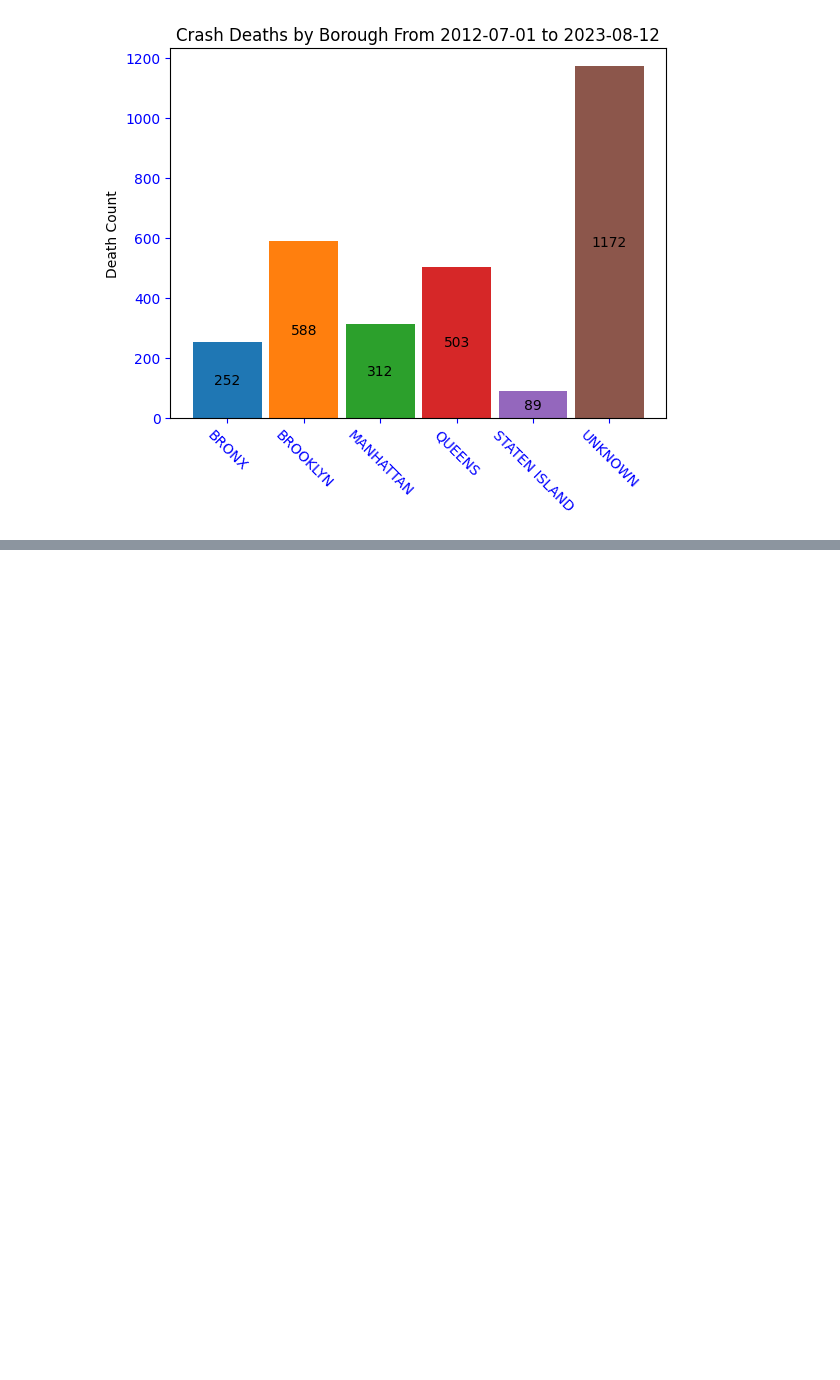
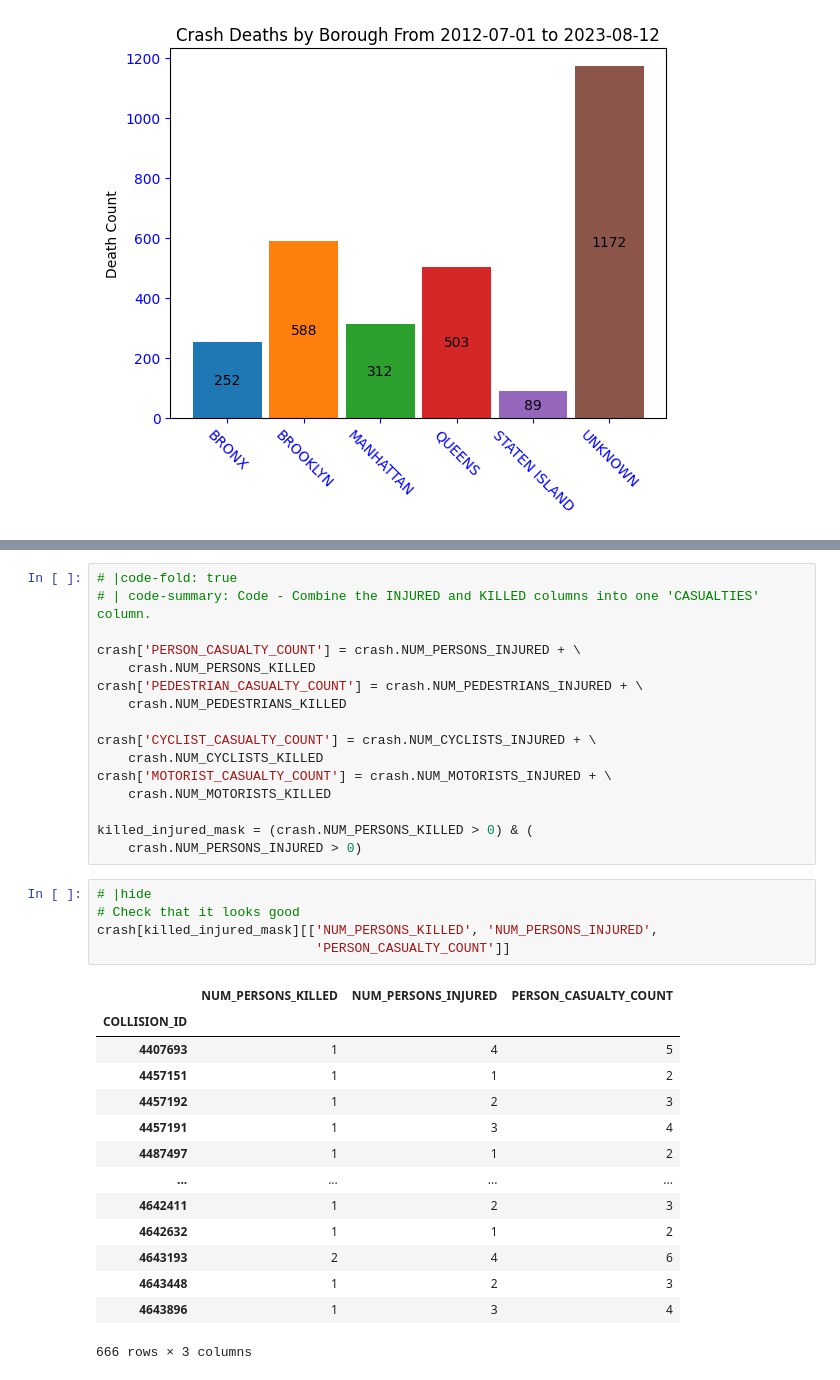
Before and after one commit to aibistin/crash_stats, a Jupyter notebook: nbs/00_crash_time_period_stats.ipynb, the cells around one changed output, grey strips where cells are left out. Drawn from its saved outputs; the diff is of its cells as text; blank space fills up the shorter version.

```diff
--- a/nbs/00_crash_time_period_stats.ipynb
+++ b/nbs/00_crash_time_period_stats.ipynb
@@ -862,0 +479,36 @@ UNKNOWN                 1145               205507
+# %%
+# |code-fold: true
+# | code-summary: Code - Combine the INJURED and KILLED columns into one 'CASUALTIES' column.
+
+crash['PERSON_CASUALTY_COUNT'] = crash.NUM_PERSONS_INJURED + \
+    crash.NUM_PERSONS_KILLED
+crash['PEDESTRIAN_CASUALTY_COUNT'] = crash.NUM_PEDESTRIANS_INJURED + \
+    crash.NUM_PEDESTRIANS_KILLED
+
+crash['CYCLIST_CASUALTY_COUNT'] = crash.NUM_CYCLISTS_INJURED + \
+    crash.NUM_CYCLISTS_KILLED
+crash['MOTORIST_CASUALTY_COUNT'] = crash.NUM_MOTORISTS_INJURED + \
+    crash.NUM_MOTORISTS_KILLED
+
+killed_injured_mask = (crash.NUM_PERSONS_KILLED > 0) & (
+    crash.NUM_PERSONS_INJURED > 0)
+# %%
+# |hide
+# Check that it looks good
+crash[killed_injured_mask][['NUM_PERSONS_KILLED', 'NUM_PERSONS_INJURED',
+                            'PERSON_CASUALTY_COUNT']]
+# %% [output]
+|  | NUM_PERSONS_KILLED | NUM_PERSONS_INJURED | PERSON_CASUALTY_COUNT |
+| COLLISION_ID |  |  |  |
+| 4407693 | 1 | 4 | 5 |
+| 4457151 | 1 | 1 | 2 |
+| 4457192 | 1 | 2 | 3 |
+| 4457191 | 1 | 3 | 4 |
+| 4487497 | 1 | 1 | 2 |
+| ... | ... | ... | ... |
+| 4642411 | 1 | 2 | 3 |
+| 4642632 | 1 | 1 | 2 |
+| 4643193 | 2 | 4 | 6 |
+| 4643448 | 1 | 2 | 3 |
+| 4643896 | 1 | 3 | 4 |
+666 rows × 3 columns
```
Also changed, not shown: parts of 85 cells of this notebook, 23 other files.
